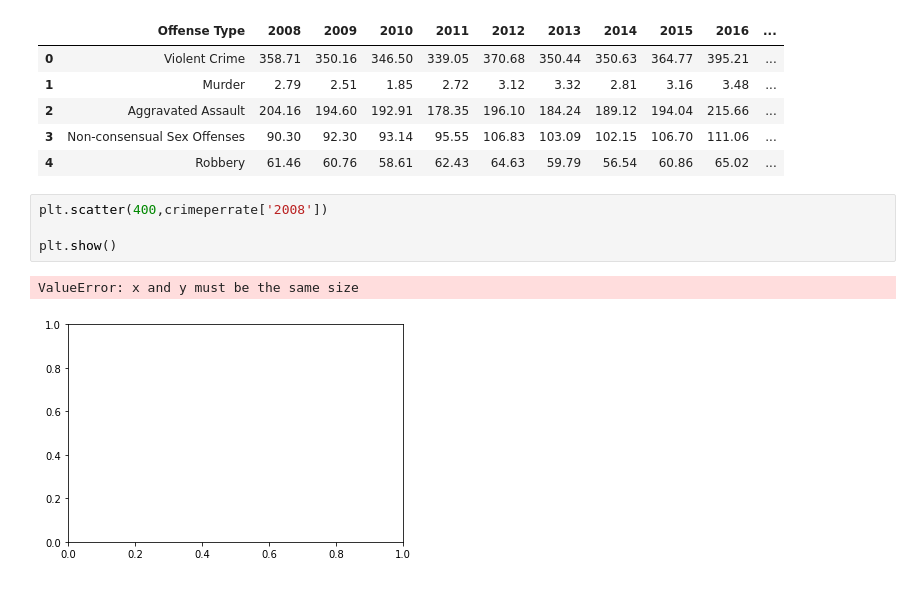
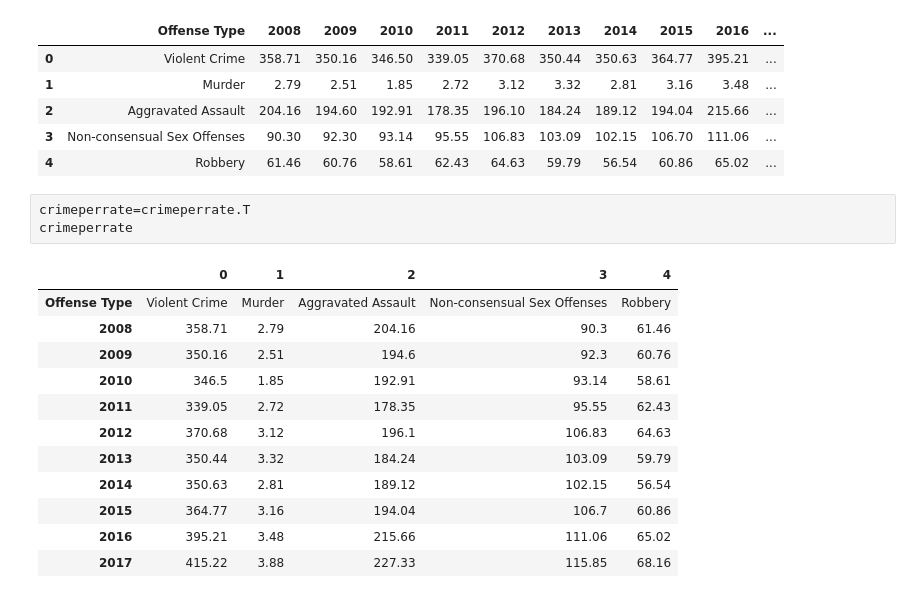
Before and after one commit to zdsteele/Project_1, a Jupyter notebook: Firestone/Violent Crimes.ipynb, the cells around one changed output. Cells and saved outputs as stored; diff of their text form.

```diff
--- a/Firestone/Violent Crimes.ipynb
+++ b/Firestone/Violent Crimes.ipynb
@@ -242,10 +245,19 @@ crimeperrate
 | 2 | Aggravated Assault | 204.16 | 194.60 | 192.91 | 178.35 | 196.10 | 184.24 | 189.12 | 194.04 | 215.66 | ... |
 | 3 | Non-consensual Sex Offenses | 90.30 | 92.30 | 93.14 | 95.55 | 106.83 | 103.09 | 102.15 | 106.70 | 111.06 | ... |
 | 4 | Robbery | 61.46 | 60.76 | 58.61 | 62.43 | 64.63 | 59.79 | 56.54 | 60.86 | 65.02 | ... |
-# %%
-plt.scatter(400,crimeperrate['2008'])
-
-plt.show()
-# %% [output]
-ValueError: x and y must be the same size
-[figure, removed]
+# %%
+crimeperrate=crimeperrate.T
+crimeperrate
+# %% [output]
+|  | 0 | 1 | 2 | 3 | 4 |
+| Offense Type | Violent Crime | Murder | Aggravated Assault | Non-consensual Sex Offenses | Robbery |
+| 2008 | 358.71 | 2.79 | 204.16 | 90.3 | 61.46 |
+| 2009 | 350.16 | 2.51 | 194.6 | 92.3 | 60.76 |
+| 2010 | 346.5 | 1.85 | 192.91 | 93.14 | 58.61 |
+| 2011 | 339.05 | 2.72 | 178.35 | 95.55 | 62.43 |
+| 2012 | 370.68 | 3.12 | 196.1 | 106.83 | 64.63 |
+| 2013 | 350.44 | 3.32 | 184.24 | 103.09 | 59.79 |
+| 2014 | 350.63 | 2.81 | 189.12 | 102.15 | 56.54 |
+| 2015 | 364.77 | 3.16 | 194.04 | 106.7 | 60.86 |
+| 2016 | 395.21 | 3.48 | 215.66 | 111.06 | 65.02 |
+| 2017 | 415.22 | 3.88 | 227.33 | 115.85 | 68.16 |
```
Also changed, not shown: parts of 15 cells of this notebook, 1 other file.
